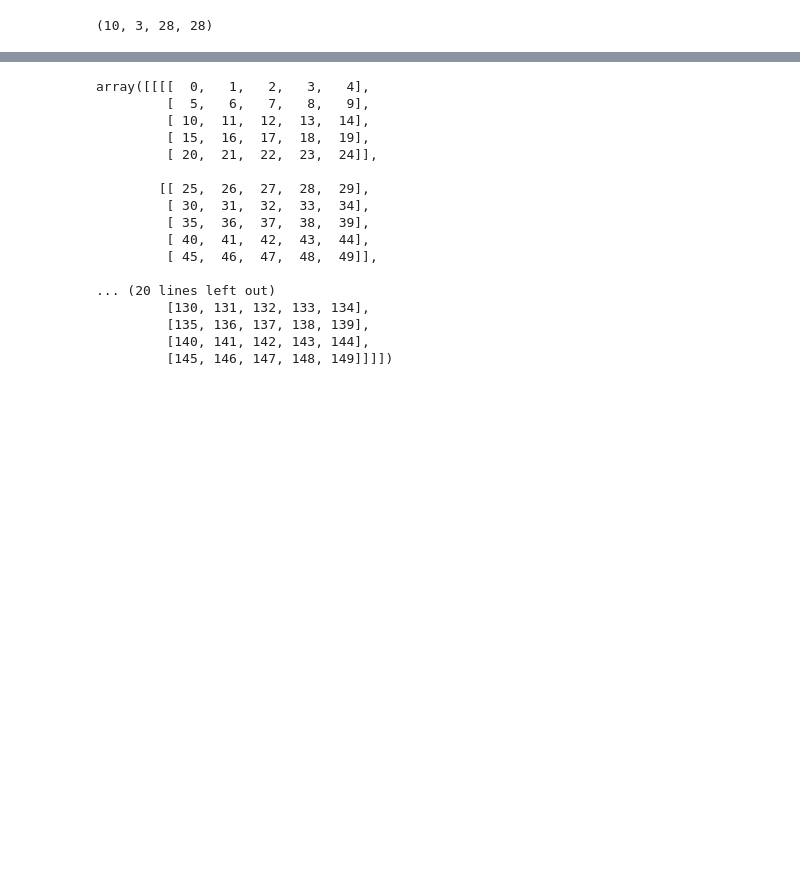
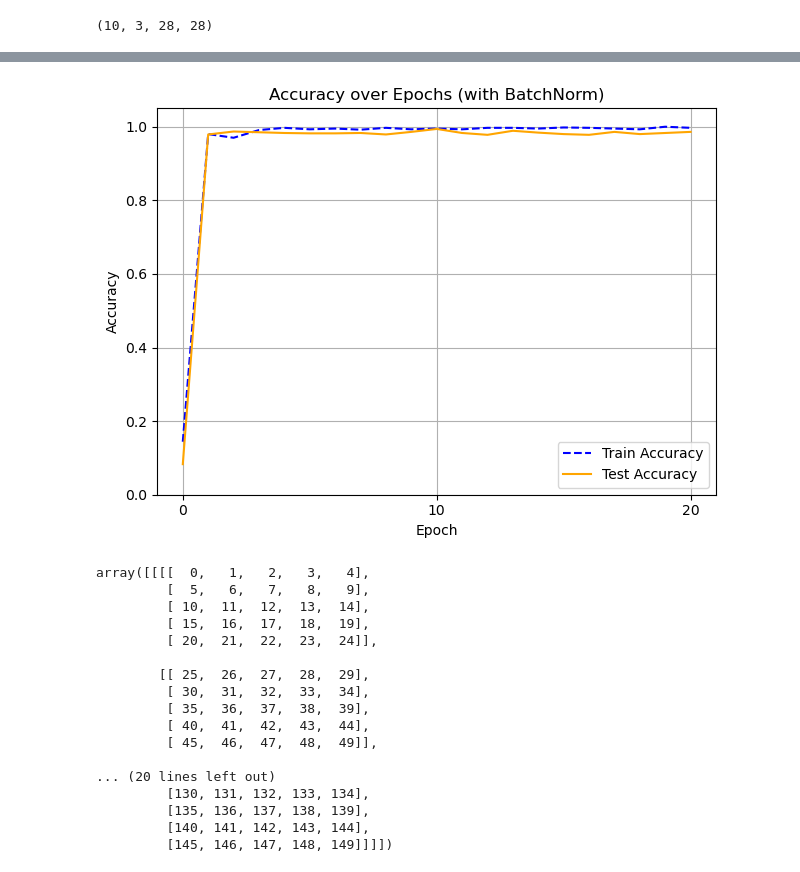
Before and after one commit to andsosallycanwait/deep_learning_from_scratch, a Jupyter notebook: 1-ch07.ipynb, the cells around one changed output, grey strips where cells are left out. Drawn from its saved outputs; the diff is of its cells as text; code cells hidden in the pictures; blank space fills up the shorter version.

```diff
--- a/1-ch07.ipynb
+++ b/1-ch07.ipynb
@@ -372,10 +521,0 @@ class SimpleConvNet:
-# %%
-# 배치 사이즈 10, 채널 3, 높이 28, 너비 28
-x = np.random.rand(10, 3, 28, 28)
-
-conv_param = {
-    "filter_num": 16,
-    "filter_size": (3, 3),
-    "stride": 1,
-    "pad": 0  # padding 1 → 크기 유지
-}
@@ -397,3 +607,25 @@ np.zeros((10, 16, 13, 13)).reshape(10, -1).shape
+# %%
+import matplotlib.pyplot as plt
+import numpy as np
+
+epochs = list(range(epochs_num + 1))  # 초기 accuracy 포함
+
+# 전체 라인 그리기 (마커 없이)
+plt.plot(epochs, train_accuracy_list, label='Train Accuracy', linestyle='--', color='blue')
+plt.plot(epochs, test_accuracy_list, label='Test Accuracy', linestyle='-', color='orange')
+
+
+plt.title('Accuracy over Epochs (with BatchNorm)')
+plt.xlabel('Epoch')
+plt.ylabel('Accuracy')
+plt.ylim(0.0, 1.05)
+plt.xticks(np.arange(0, epochs_num + 1, 10))
+plt.grid(True)
+plt.legend()
+plt.tight_layout()
+plt.show()
+# %% [output]
+[figure, added]
 # %%
 import numpy as np
 
```
Also changed, not shown: parts of 12 cells of this notebook, 13 other files.
